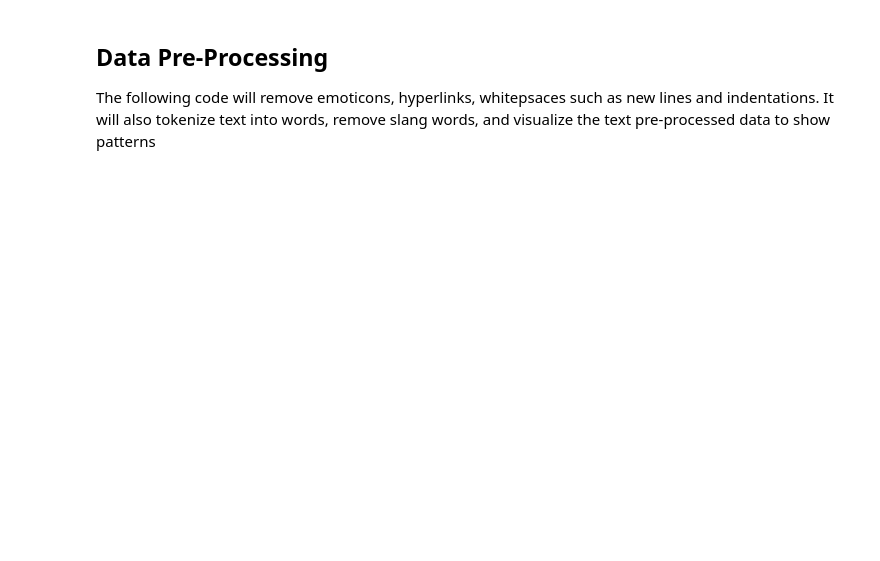
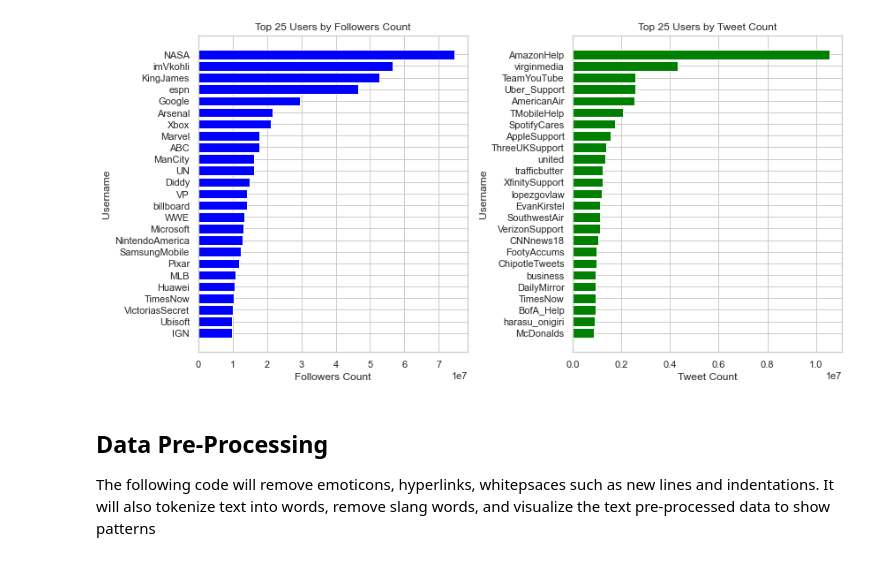
Before and after one commit to Kluthra15/twitter_marketing_ML, a Jupyter notebook: notebooks/02-data-analysis.ipynb, the cells around one changed output. Cells and saved outputs as stored; diff of their text form; code cells hidden in the pictures; blank space fills up the shorter version.

```diff
--- a/notebooks/02-data-analysis.ipynb
+++ b/notebooks/02-data-analysis.ipynb
@@ -115,59 +179,34 @@ plt.show()
 # %%
-# Convert 'verified' column to integer type
-users_df['verified'] = users_df['verified'].astype(int)
+# Sort all users based on followers count in descending order
+top_followed_users = users_df.sort_values('followers_count', ascending=False).head(25)
 
-# Filter verified users
-verified_users = users_df[users_df['verified'] == 1]
-non_verified_users = users_df[users_df['verified'] == 0]
+# Sort all users based on tweet count in descending order
+top_tweet_users = users_df.sort_values('tweet_count', ascending=False).head(25)
 
-# Sort the verified users based on followers count in descending order
-top_verified_followed_users = verified_users.sort_values('followers_count', ascending=False).head(25)
+# Create a figure with a 1x2 grid of subplots
+fig, axs = plt.subplots(1, 2, figsize=(12, 6))
 
-# Sort the verified users based on tweet count in descending order
-top_verified_tweet_users = verified_users.sort_values('tweet_count', ascending=False).head(25)
+# Plot the top followed users
+axs[0].barh(top_followed_users['username'], top_followed_users['followers_count'], color='blue')
+axs[0].set_xlabel('Followers Count')
+axs[0].set_ylabel('Username')
+axs[0].set_title('Top 25 Users by Followers Count')
+axs[0].invert_yaxis()
 
-# Sort the non-verified users based on followers count in descending order
-top_non_verified_followed_users = non_verified_users.sort_values('followers_count', ascending=False).head(25)
-
-# Sort the non-verified users based on tweet count in descending order
-top_non_verified_tweet_users = non_verified_users.sort_values('tweet_count', ascending=False).head(25)
-
-# Create a figure with a 2x2 grid of subplots
-fig, axs = plt.subplots(2, 2, figsize=(12, 12))
-
-# Plot the top followed users (verified)
-axs[0, 0].barh(top_verified_followed_users['username'], top_verified_followed_users['followers_count'], color='blue')
-axs[0, 0].set_xlabel('Followers Count')
-axs[0, 0].set_ylabel('Username')
-axs[0, 0].set_title('Top 25 Most Followed Verified Users')
-axs[0, 0].invert_yaxis()
-
-# Plot the top tweet users (verified)
-axs[0, 1].barh(top_verified_tweet_users['username'], top_verified_tweet_users['tweet_count'], color='green')
-axs[0, 1].set_xlabel('Tweet Count')
-axs[0, 1].set_ylabel('Username')
-axs[0, 1].set_title('Top 25 Verified Users with Highest Tweet Counts')
-axs[0, 1].invert_yaxis()
-
-# Plot the top followed users (non-verified)
-axs[1, 0].barh(top_non_verified_followed_users['username'], top_non_verified_followed_users['followers_count'], color='blue')
-axs[1, 0].set_xlabel('Followers Count')
-axs[1, 0].set_ylabel('Username')
-axs[1, 0].set_title('Top 25 Most Followed Non-Verified Users')
-axs[1, 0].invert_yaxis()
-
-# Plot the top tweet users (non-verified)
-axs[1, 1].barh(top_non_verified_tweet_users['username'], top_non_verified_tweet_users['tweet_count'], color='green')
-axs[1, 1].set_xlabel('Tweet Count')
-axs[1, 1].set_ylabel('Username')
-axs[1, 1].set_title('Top 25 Non-Verified Users with Highest Tweet Counts')
-axs[1, 1].invert_yaxis()
+# Plot the top tweet users
+axs[1].barh(top_tweet_users['username'], top_tweet_users['tweet_count'], color='green')
+axs[1].set_xlabel('Tweet Count')
+axs[1].set_ylabel('Username')
+axs[1].set_title('Top 25 Users by Tweet Count')
+axs[1].invert_yaxis()
 
 # Adjust the spacing between subplots
 plt.tight_layout()
 
 # Show the plot
 plt.show()
+# %% [output]
+[figure, added]
 # %% [markdown]
 ## Data Pre-Processing
 
```
Also changed, not shown: parts of 9 cells of this notebook, 14 other files.
